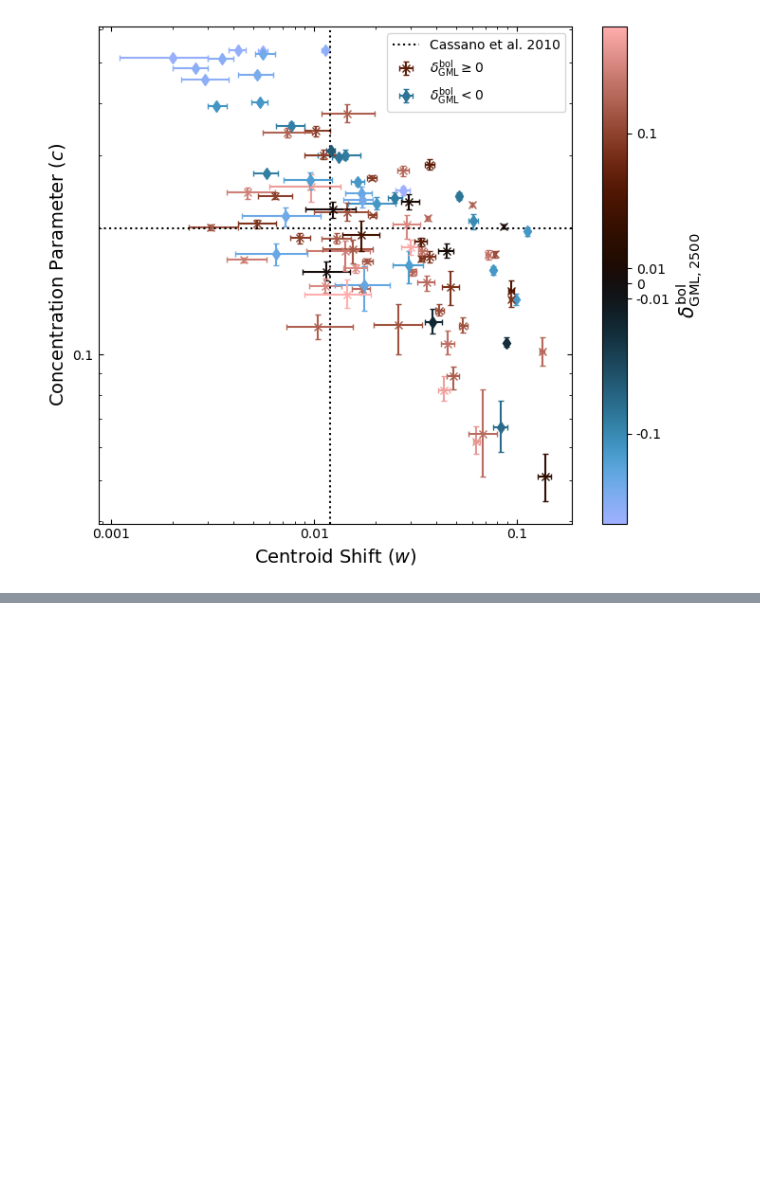
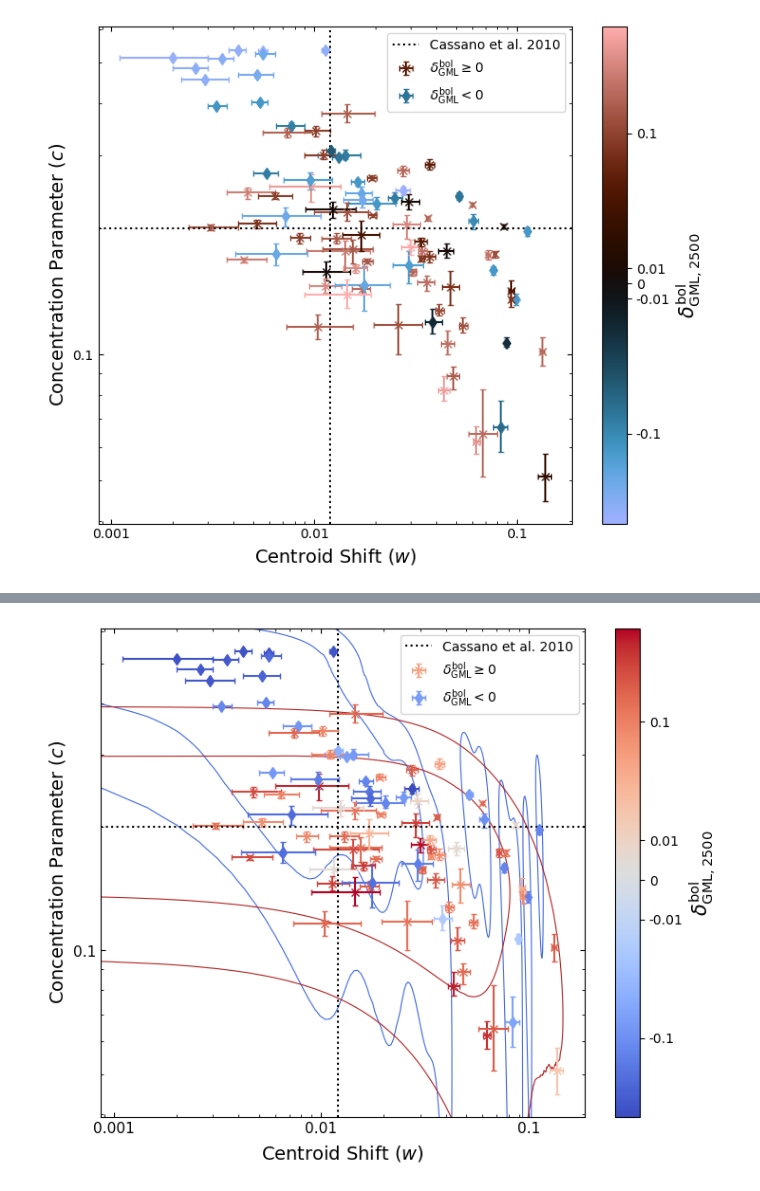
Before and after one commit to DavidT3/XCS-Mass-II-Analysis, a Jupyter notebook: notebooks/exploring_scatter/gasmass-Lx_as_scatter_diagnostic.ipynb, the cells around one changed output, grey strips where cells are left out. Saved outputs shown, nothing was run; the diff lists cells and outputs as text; code cells hidden in the pictures; blank space fills up the shorter version.

```diff
--- a/notebooks/exploring_scatter/gasmass-Lx_as_scatter_diagnostic.ipynb
+++ b/notebooks/exploring_scatter/gasmass-Lx_as_scatter_diagnostic.ipynb
@@ -849,0 +905,72 @@ plt.close('all')
+# %%
+g = plots.get_single_plotter(width_inch=7.3, ratio=(6/7.3))
+
+g.plot_2d([below_samp, above_samp], 'Centroid', 'Concentration', colors=['royalblue', 'firebrick'],
+                  filled=False, legend_labels=None, lws=[0.8, 0.8])
+
+# Manually setting limits to be exactly the same as the auto-limits of the morphology plane coloured
+#  by deltaGML plots made above
+plt.xlim(0.0008612436178509155, 0.1874963095842097)
+plt.ylim(0.039379533017976656, 0.6090950847246082)
+
+# Set up the figure
+plt.minorticks_on()
+plt.tick_params(which='both', direction='in', top=True, right=True)
+
+# This is all to make sure we can colour the data points by delta GML
+cmap = plt.get_cmap('coolwarm')
+
+# We want to normalise this colourmap to our specific data range
+norm = SymLogNorm(0.01, 0.3, vmin=rel_delta_gml_lxbol_2500.min(), vmax=rel_delta_gml_lxbol_2500.max())
+
+# Now this mapper can be constructed so that we can take that information about the cmap and normalisation
+#  and use it with our data to calculate colours
+cmap_mapper = ScalarMappable(norm=norm, cmap=cmap)
+# This calculates the colours
+colours = cmap_mapper.to_rgba(rel_delta_gml_lxbol_2500)
+
+# I didn't really want to do this but errorbar calls plot (rather than scatter) so it will only do one
+#  colour at a time - but we will take this opportunity to make data points above and below delta GML of
+#  zero different shapes
+lab_above = False
+lab_below = False
+for c_ind, col in enumerate(colours):
+    # What should be passed to the label parameter of each point, we only want this to be non-None twice, for the
+    #  first point with delta GML above 0, and for the first point below 0.
+    label = None
+    # Set the point shape
+    if rel_delta_gml_lxbol_2500[c_ind] >= 0:
+        pnt_fmt = 'x'
+        if not lab_above:
+            label = r'$\delta^{\rm{bol}}_{\rm{GML}} \geq 0$'
+            lab_above = True
+    else:
+        pnt_fmt = 'd'
+        if not lab_below:
+            label = r'$\delta^{\rm{bol}}_{\rm{GML}}<0$'
+            lab_below = True
+
+    plt.errorbar(cen_shifts[c_ind, 0], concs[c_ind, 0], xerr=cen_shifts[c_ind, 1:].reshape(2, 1),
+                 yerr=concs[c_ind, 1:].reshape(2, 1), fmt=pnt_fmt, c=colours[c_ind, :], capsize=2, label=label)
+
+plt.axvline(0.012, color='black', linestyle='dotted', label="Cassano et al. 2010")
+plt.axhline(0.2, color='black', linestyle='dotted')
+
+plt.xscale('log')
+plt.yscale('log')
+
+plt.xlabel(r"Centroid Shift ($w$)", fontsize=14)
+plt.ylabel(r"Concentration Parameter ($c$)", fontsize=14)
+
+plt.gca().xaxis.set_major_formatter(FuncFormatter(lambda inp, _: '{:g}'.format(inp)))
+plt.gca().yaxis.set_major_formatter(FuncFormatter(lambda inp, _: '{:g}'.format(inp)))
+
+plt.legend()
+
+cbar = plt.colorbar(cmap_mapper, ax=plt.gca())
+cbar.ax.set_ylabel(r"$\delta^{\rm{bol}}_{\rm{GML,2500}}$", fontsize=15)
+cbar.ax.yaxis.set_major_formatter(FuncFormatter(lambda inp, _: '{:g}'.format(inp)))
+
+plt.show()
+plt.close('all')
+# %% [output]
@@ -849,0 +978 @@ plt.close('all')
+[figure, added]
```
Also changed, not shown: parts of 9 cells of this notebook, 3 other files.
